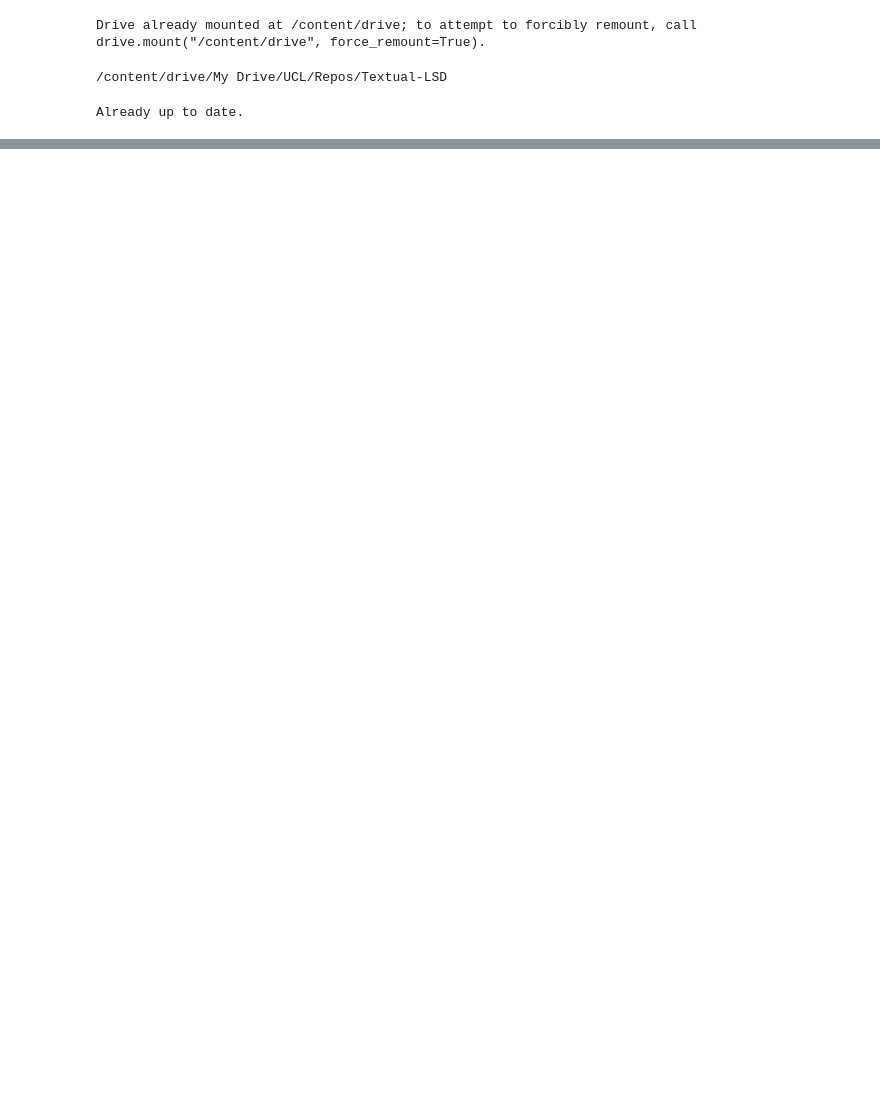
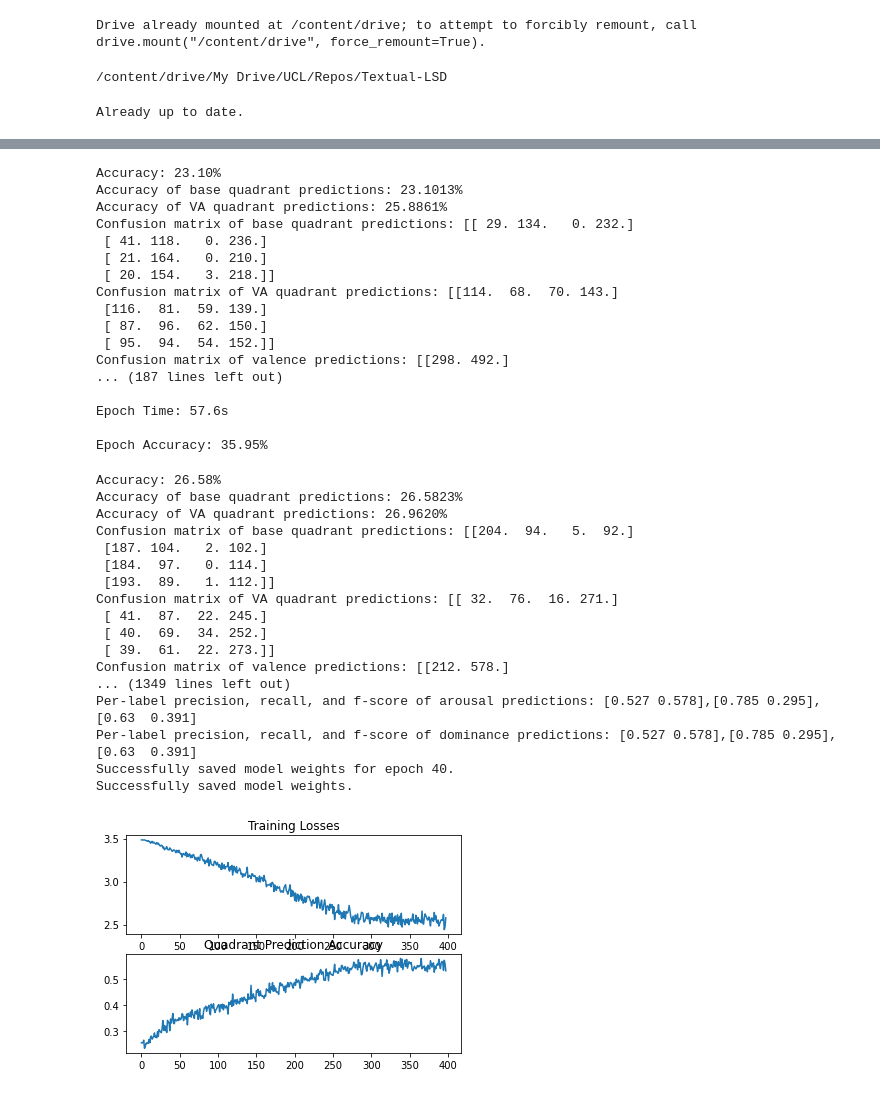
Before and after one commit to sachinbeepath/DEMO_Textual-LSD, a Jupyter notebook: Rob_notebook_training.ipynb, the cells around one changed output, grey strips where cells are left out. Cells and saved outputs as stored; diff of their text form; code cells hidden in the pictures; blank space fills up the shorter version.

```diff
--- a/Rob_notebook_training.ipynb
+++ b/Rob_notebook_training.ipynb
@@ -26,38 +116,40 @@ True
 # %%
-##### Key Variables #####
-# Hashed values are those used in the reference paper
-EPOCHS = 50 #Until convergence
-BATCH_SIZE = 64
+
+#transformer
+EPOCHS = 40
+BATCH_SIZE = 128
 LR = 3e-4 #2e-5
+# USE_VAL = False
+# USE_AROU = False
 USE_DOM = True
+
+# USE_QUAD = True
 FILENAME = 'Datasets/train_balanced.xlsx'
-VAL_FILEANAME= "Datasets/validation_bal_3Apr.xlsx"
-ATTENTION_HEADS = 5
-EMBEDDING_SIZE = 350
+VAL_FILENAME = 'Datasets/validation_bal_3Apr.xlsx'
+ATTENTION_HEADS = 8
+EMBEDDING_SIZE = 32
 NUM_ENCODER_LAYERS = 1
-FORWARD_XP = 64
-DROPOUT = 0.25
+FORWARD_XP = 32
+DROPOUT = 0.4
 MAXLENGTH = 128
-MT_HEADS = 8 # 8
+MT_HEADS = 8
 DEVICE = 'cuda' if torch.cuda.is_available() else 'cpu'
 print('Using ', DEVICE)
 
 PRINT_STEP = 25
 SAVE_STEP = 10
-w2v = torch.load('glove_weights_1000.pkl')
-w2v.requires_grad = True
-w2v = F.normalize(w2v, dim=1)
-print(w2v.shape)
-
+#w2v = torch.load('w2v_window10_min10_iter10.pkl')
+#w2v.requires_grad = False
 trainer = utils.Textual_LSD_TVT(verbose=True)
 trainer.load_dataset(FILENAME, MAXLENGTH, BATCH_SIZE)#, validation=True)
-trainer.load_dataset(VAL_FILEANAME, MAXLENGTH, BATCH_SIZE, validation=True)
+trainer.load_dataset(VAL_FILENAME, MAXLENGTH, BATCH_SIZE, validation=True)
 
 #trainer.load_vocab('vocab_emb64.pkl')
 trainer.load_vocab('Pickles/NewVocab.pkl')
 trainer.generate_models(EMBEDDING_SIZE, ATTENTION_HEADS, DROPOUT, USE_DOM,
                         LR, MT_HEADS, NUM_ENCODER_LAYERS, FORWARD_XP, DEVICE, lr_pat=15)
-trainer.train(EPOCHS, PRINT_STEP, SAVE_STEP, enc_version=1,save_epochs=2,validation_freq=1)
+trainer.train(EPOCHS, PRINT_STEP, SAVE_STEP, enc_version=1,save_epochs=2,validation_freq=1,val_prf=True)
+
 trainer.plot_data(averaging_window=1)
 # %% [output]
 Using  cuda
@@ -80,0 +189,35 @@ KeyboardInterrupt: ignored
+Accuracy: 23.10%
+Accuracy of base quadrant predictions: 23.1013%
+Accuracy of VA quadrant predictions: 25.8861%
+Confusion matrix of base quadrant predictions: [[ 29. 134.   0. 232.]
+ [ 41. 118.   0. 236.]
+ [ 21. 164.   0. 210.]
+ [ 20. 154.   3. 218.]]
+Confusion matrix of VA quadrant predictions: [[114.  68.  70. 143.]
+ [116.  81.  59. 139.]
+ [ 87.  96.  62. 150.]
+ [ 95.  94.  54. 152.]]
+Confusion matrix of valence predictions: [[298. 492.]
+... (187 lines left out)
+
+Epoch Time: 57.6s
+
+Epoch Accuracy: 35.95%
+Accuracy: 26.58%
+Accuracy of base quadrant predictions: 26.5823%
+Accuracy of VA quadrant predictions: 26.9620%
+Confusion matrix of base quadrant predictions: [[204.  94.   5.  92.]
+ [187. 104.   2. 102.]
+ [184.  97.   0. 114.]
+ [193.  89.   1. 112.]]
+Confusion matrix of VA quadrant predictions: [[ 32.  76.  16. 271.]
+ [ 41.  87.  22. 245.]
+ [ 40.  69.  34. 252.]
+ [ 39.  61.  22. 273.]]
+Confusion matrix of valence predictions: [[212. 578.]
+... (1349 lines left out)
+Per-label precision, recall, and f-score of arousal predictions: [0.527 0.578],[0.785 0.295],[0.63  0.391]
+Per-label precision, recall, and f-score of dominance predictions: [0.527 0.578],[0.785 0.295],[0.63  0.391]
+Successfully saved model weights for epoch 40.
+Successfully saved model weights.
+[figure, added]
```
Also changed, not shown: parts of 6 cells of this notebook.
